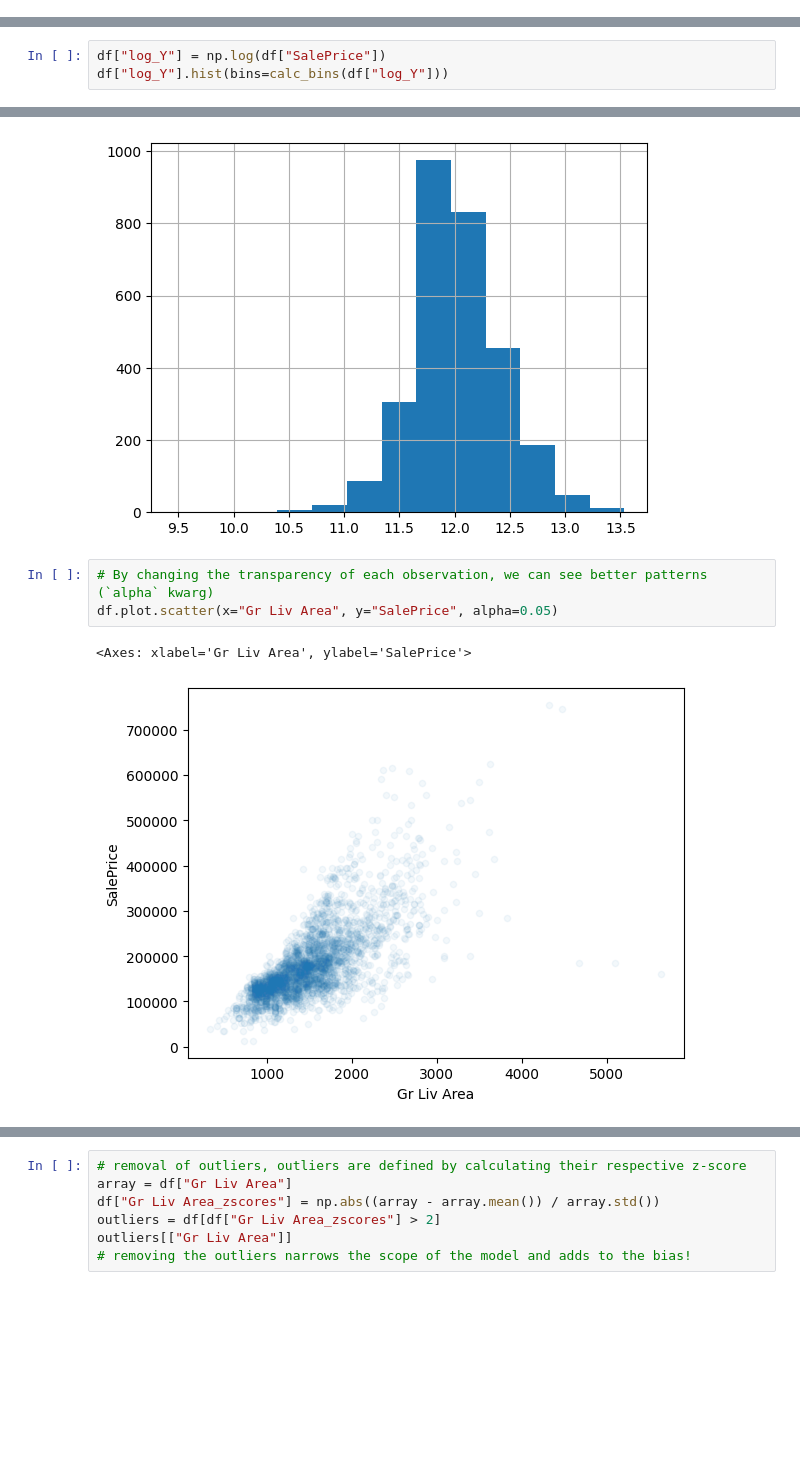
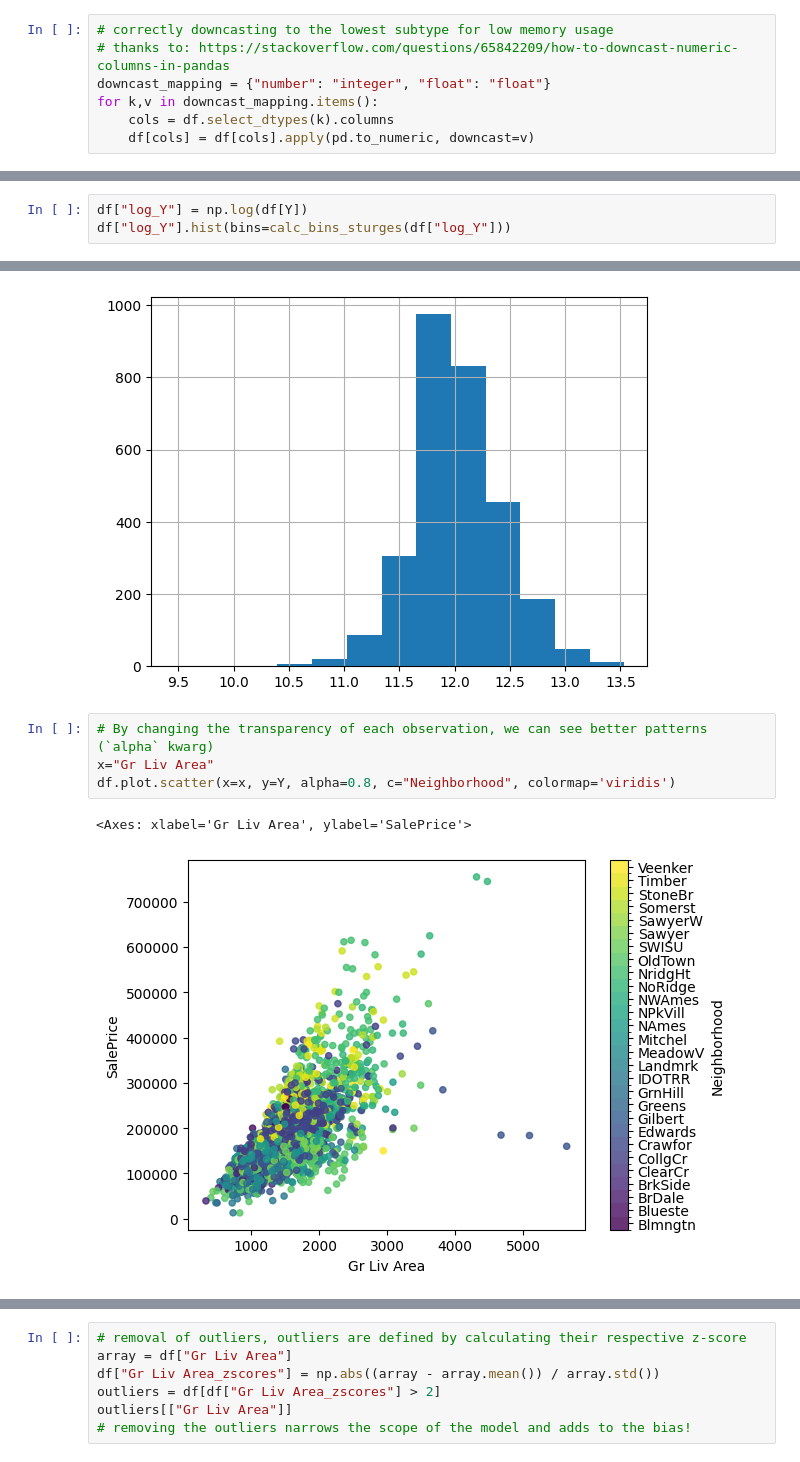
Before and after one commit to mmhverheijden/jads-discover-projects, a Jupyter notebook: ames-housing/exploratory_analysis.ipynb, the cells around one changed output, grey strips where cells are left out. Saved outputs shown, nothing was run; the diff lists cells and outputs as text; blank space fills up the shorter version.

Commit message:
compared with pieters notebooks to check if correct

```diff
--- a/ames-housing/exploratory_analysis.ipynb
+++ b/ames-housing/exploratory_analysis.ipynb
@@ -111,6 +113,13 @@ df[cat_df.columns] = df[cat_df.columns].astype("category")
 df.isnull().values.any()
 # %% [output]
 False
+# %%
+# correctly downcasting to the lowest subtype for low memory usage
+# thanks to: https://stackoverflow.com/questions/65842209/how-to-downcast-numeric-columns-in-pandas
+downcast_mapping = {"number": "integer", "float": "float"}
+for k,v in downcast_mapping.items():
+    cols = df.select_dtypes(k).columns
+    df[cols] = df[cols].apply(pd.to_numeric, downcast=v)
 # %%
 df.info()
 # %% [output]
@@ -163,12 +183,13 @@ df.SalePrice.hist(bins=calc_bins(df.SalePrice))
 # %%
-df["log_Y"] = np.log(df["SalePrice"])
-df["log_Y"].hist(bins=calc_bins(df["log_Y"]))
+df["log_Y"] = np.log(df[Y])
+df["log_Y"].hist(bins=calc_bins_sturges(df["log_Y"]))
 # %% [output]
 <Axes: >
 [figure]
 # %%
 # By changing the transparency of each observation, we can see better patterns (`alpha` kwarg)
-df.plot.scatter(x="Gr Liv Area", y="SalePrice", alpha=0.05)
+x="Gr Liv Area"
+df.plot.scatter(x=x, y=Y, alpha=0.8, c="Neighborhood", colormap='viridis')
 # %% [output]
 <Axes: xlabel='Gr Liv Area', ylabel='SalePrice'>
-[figure, old version]
+[figure, new version]
```
Also changed, not shown: parts of 11 cells of this notebook, 1 other file.
